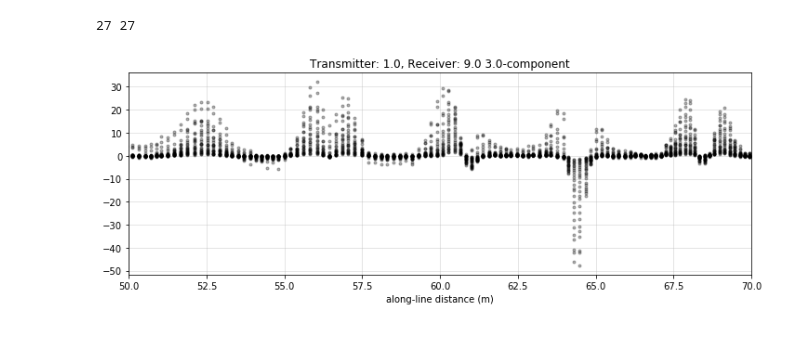
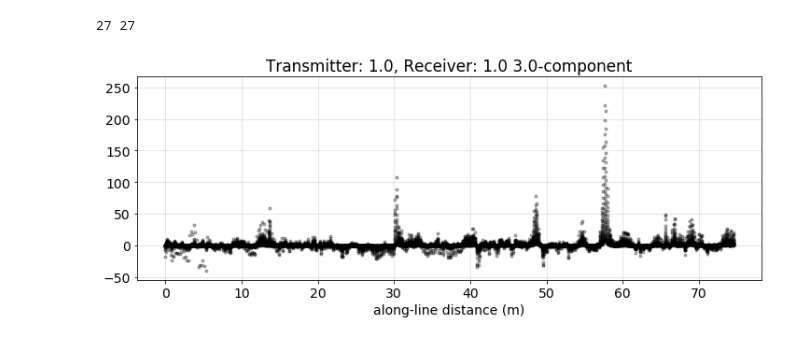
Before and after one commit to lheagy/uxo-notebooks, a Jupyter notebook: plotting_test_data.ipynb, the cells around one changed output. Cells and saved outputs as stored; diff of their text form; code cells hidden in the pictures.

```diff
--- a/plotting_test_data.ipynb
+++ b/plotting_test_data.ipynb
@@ -186,33 +189,33 @@ print(len(datai), len(times))
 # %% [output]
 27 27
 # %%
-line_inds = lines == lines.max()
-mn_inds = mn == 8
+line_inds = lines == 1012
+mn_inds = mn == 0
 inds = line_inds & mn_inds
 
 line_eastings = xyz_data[easting, inds]
 line_northings = xyz_data[northing, inds]
 
 dx = np.hstack([np.r_[0], np.diff(line_eastings)])
 dy = np.hstack([np.r_[0], np.diff(line_northings)])
 
 line_dl = np.sqrt(dx**2 + dy**2)
 line_distances = np.cumsum(line_dl)
 
 fig, ax = plt.subplots(1, 1, figsize=(12, 4))
 for t, dind in zip(times, datai):
     ax.plot(line_distances, xyz_data[dind, inds], '.', color="k", alpha=0.3)
 
 txnumplot = np.unique(xyz_data[tx_num, inds])[0]
 rxnumplot = np.unique(xyz_data[rx_num, inds])[0]
 rxcompplot = np.unique(xyz_data[rx_comp, inds])[0]
 ax.set_title(f"Transmitter: {txnumplot}, Receiver: {rxnumplot} {rxcompplot}-component")
 ax.set_xlabel("along-line distance (m)")
 
-ax.set_xlim([50, 70])
+# ax.set_xlim([50, 70])
 ax.grid(which="both", alpha=0.4)
 # %% [output]
-[figure, old version]
+[figure, new version]
 # %%
 tmp = np.zeros(mn.max())
 for i in range(mn.max()):
```
Also changed, not shown: parts of 5 cells of this notebook, 1 other file.
